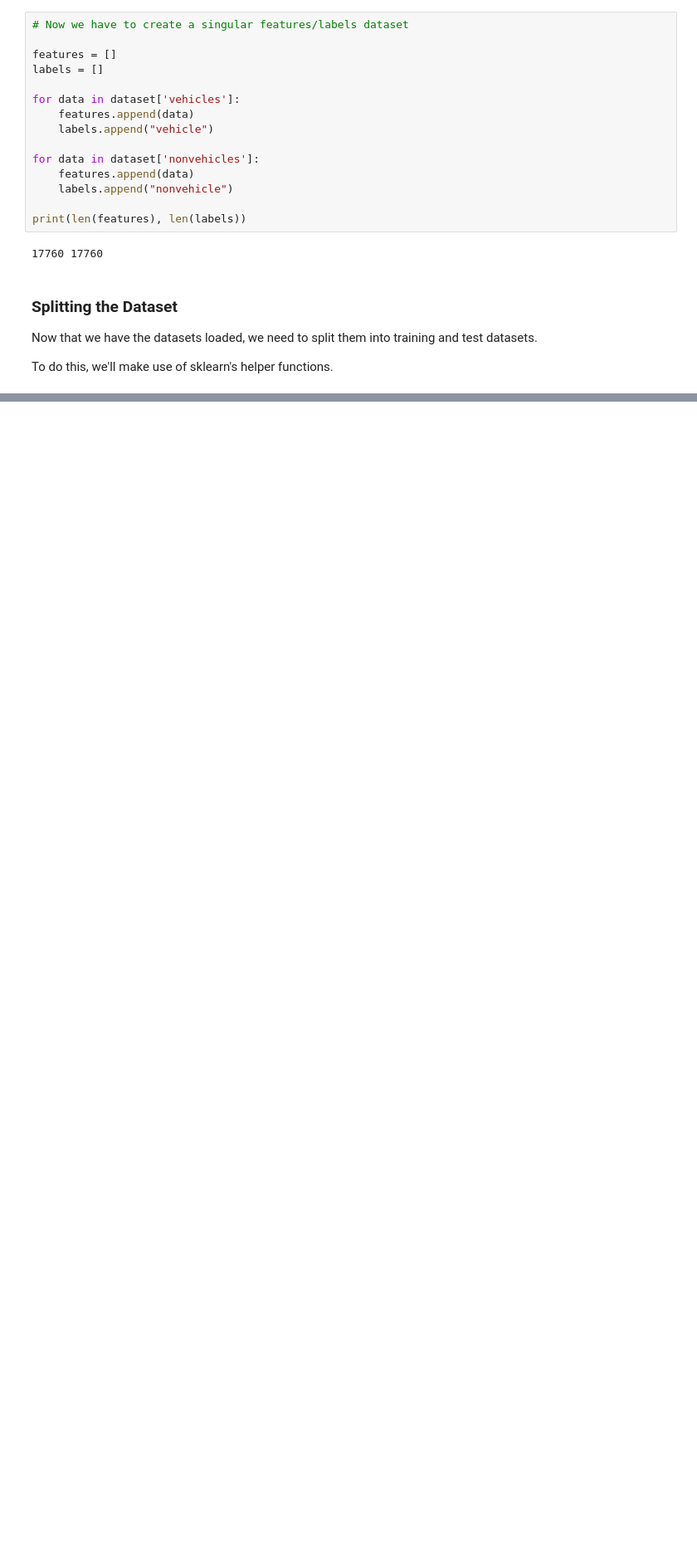
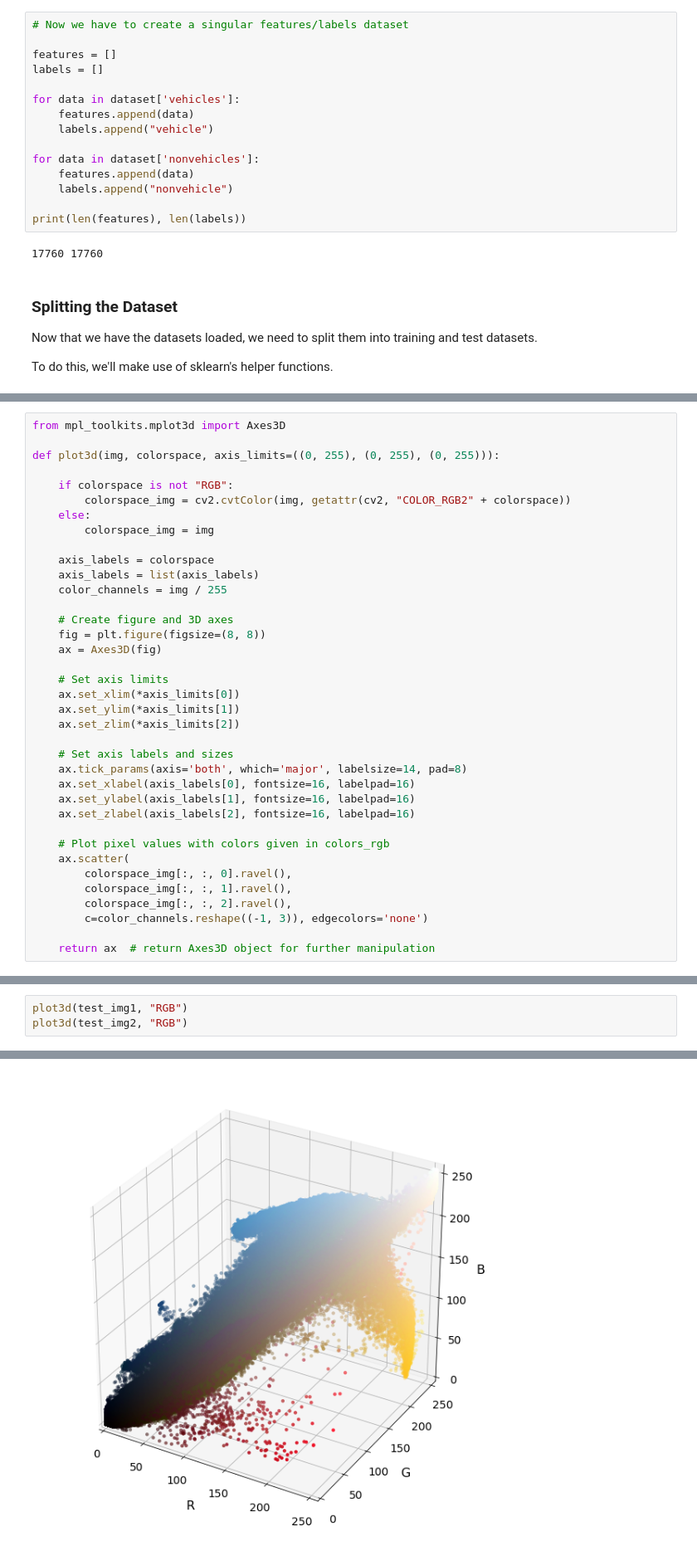
Before and after one commit to hlfshell/Udacity-CarND-VehicleDetection, a Jupyter notebook: Vehicle Detection Project.ipynb, the cells around one changed output, grey strips where cells are left out. Shown at 83% size. Saved outputs shown, nothing was run; the diff lists cells and outputs as text; blank space fills up the shorter version.

```diff
--- a/Vehicle Detection Project.ipynb
+++ b/Vehicle Detection Project.ipynb
@@ -116,0 +143,37 @@ X_train, X_test, y_train, y_test = train_test_split(features, labels, test_size=
+# %%
+from mpl_toolkits.mplot3d import Axes3D
+
+def plot3d(img, colorspace, axis_limits=((0, 255), (0, 255), (0, 255))):
+
+    if colorspace is not "RGB":
+        colorspace_img = cv2.cvtColor(img, getattr(cv2, "COLOR_RGB2" + colorspace))
+    else:
+        colorspace_img = img
+
+    axis_labels = colorspace
+    axis_labels = list(axis_labels)
+    color_channels = img / 255
+
+    # Create figure and 3D axes
+    fig = plt.figure(figsize=(8, 8))
+    ax = Axes3D(fig)
+
+    # Set axis limits
+    ax.set_xlim(*axis_limits[0])
+    ax.set_ylim(*axis_limits[1])
+    ax.set_zlim(*axis_limits[2])
+
+    # Set axis labels and sizes
+    ax.tick_params(axis='both', which='major', labelsize=14, pad=8)
+    ax.set_xlabel(axis_labels[0], fontsize=16, labelpad=16)
+    ax.set_ylabel(axis_labels[1], fontsize=16, labelpad=16)
+    ax.set_zlabel(axis_labels[2], fontsize=16, labelpad=16)
+
+    # Plot pixel values with colors given in colors_rgb
+    ax.scatter(
+        colorspace_img[:, :, 0].ravel(),
+        colorspace_img[:, :, 1].ravel(),
+        colorspace_img[:, :, 2].ravel(),
+        c=color_channels.reshape((-1, 3)), edgecolors='none')
+
+    return ax  # return Axes3D object for further manipulation
@@ -116,0 +182,4 @@ X_train, X_test, y_train, y_test = train_test_split(features, labels, test_size=
+# %%
+plot3d(test_img1, "RGB")
+plot3d(test_img2, "RGB")
+# %% [output]
@@ -116,0 +187 @@ X_train, X_test, y_train, y_test = train_test_split(features, labels, test_size=
+[figure, added]
```
Also changed, not shown: parts of 18 cells of this notebook.
